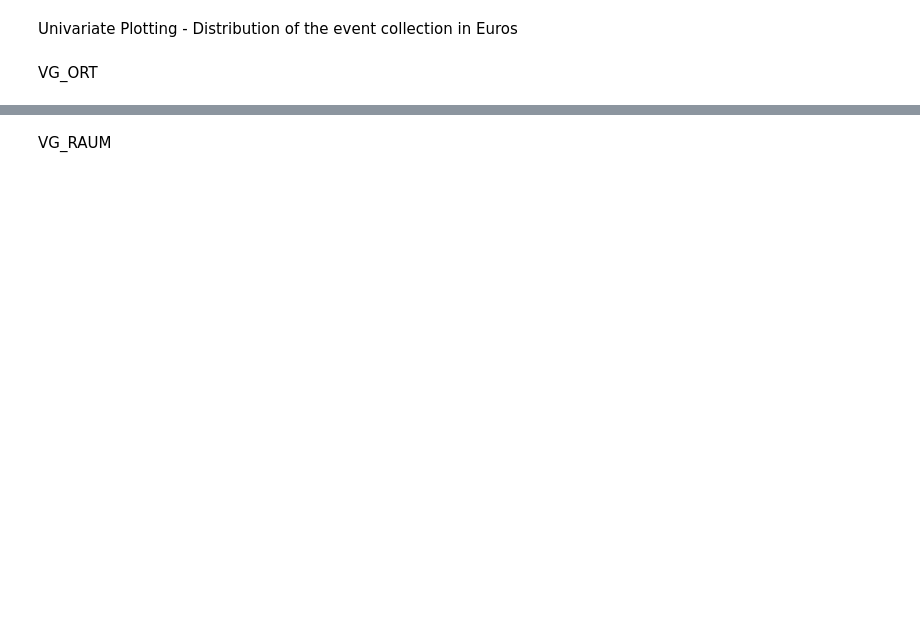
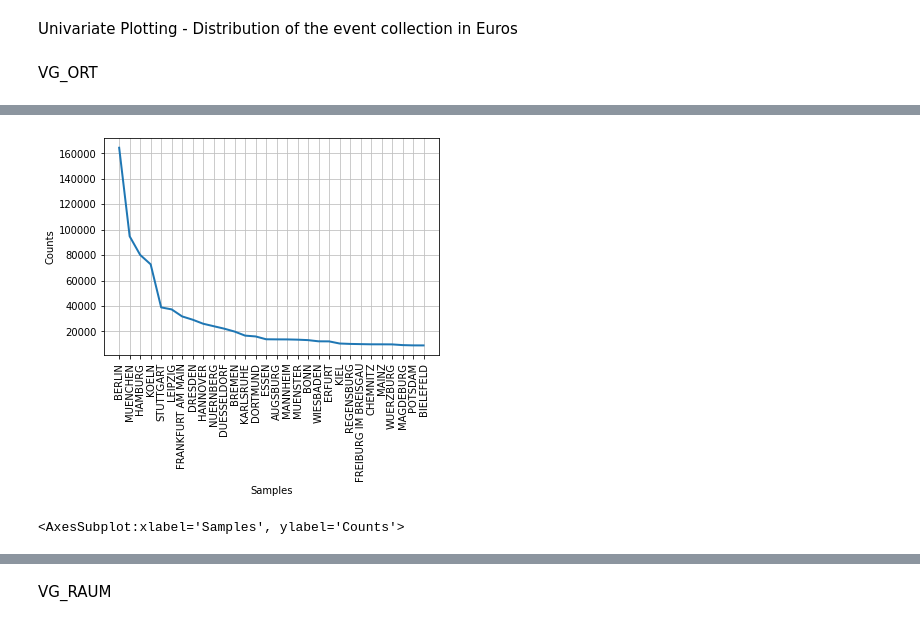
Before and after one commit to Saraavana/reclamation-processing, a Jupyter notebook: 00-Data-Exploration.ipynb, the cells around one changed output, grey strips where cells are left out. Saved outputs shown, nothing was run; the diff lists cells and outputs as text; code cells hidden in the pictures; blank space fills up the shorter version.

```diff
--- a/00-Data-Exploration.ipynb
+++ b/00-Data-Exploration.ipynb
@@ -201,0 +134,10 @@ NameError: name 'vg_ort_non_comma_df' is not defined
+# %%
+flat_list_vg_ort = [item for item in allclaims_df['VG_ORT']]
+fdist_vg_ort = FreqDist(flat_list_vg_ort)
+most_common_terms_vg_ort = [i[0] for i in fdist_vg_ort.most_common(30)]
+df_featurize_vg_ort = pd.DataFrame(allclaims_df['VG_ORT'])
+
+for term in most_common_terms_vg_ort :
+    df_featurize_vg_ort['location_'+term]=df_featurize_vg_ort['VG_ORT'].apply(lambda x: 1 if term in x else 0)
+
+display(df_featurize_vg_ort.head(10))
@@ -201,0 +158,5 @@ NameError: name 'vg_ort_non_comma_df' is not defined
+# %%
+fdist_vg_ort.plot(30,cumulative=False)
+# %% [output]
+[figure, added]
+<AxesSubplot:xlabel='Samples', ylabel='Counts'>
```
Also changed, not shown: parts of 51 cells of this notebook.
